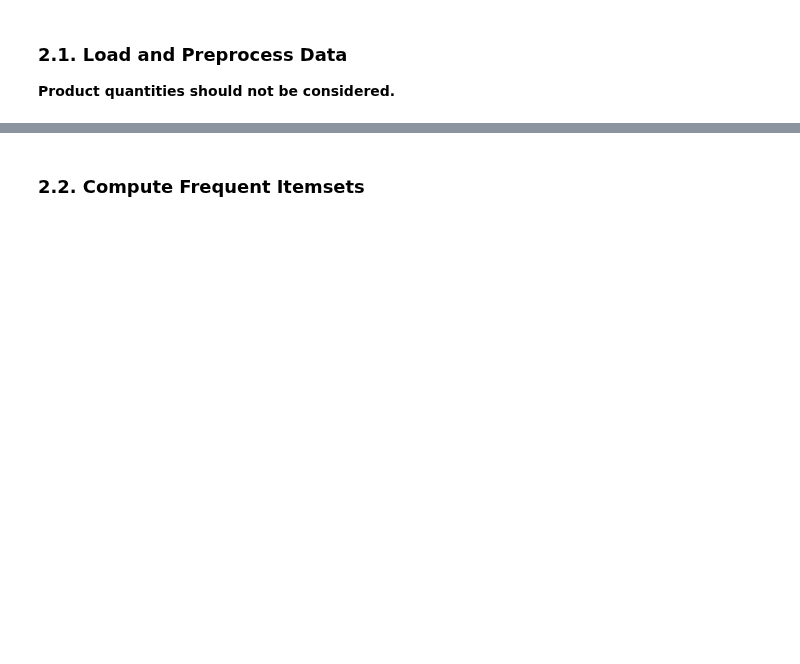
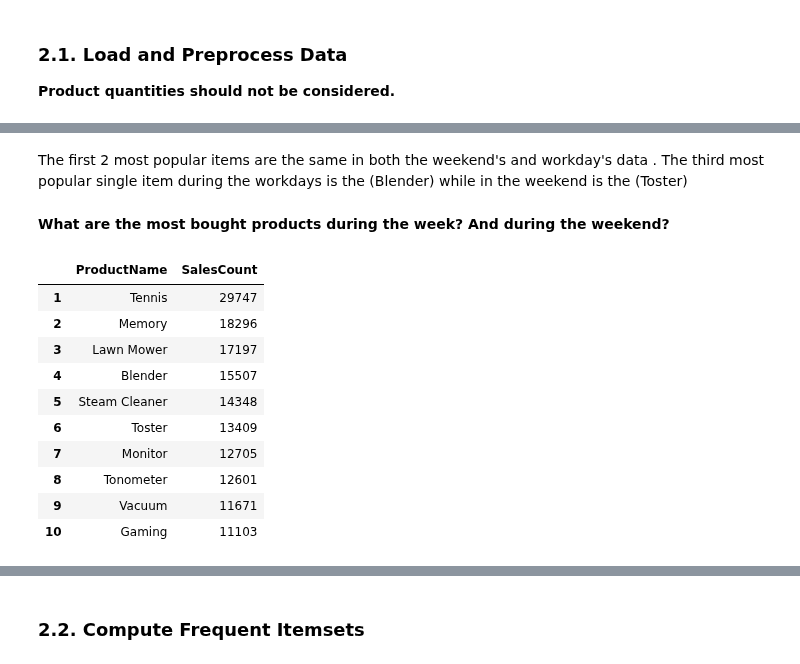
Before and after one commit to flpsantos3/PD_01, a Jupyter notebook: PD_202021_P1.ipynb, the cells around one changed output, grey strips where cells are left out. Cells and saved outputs as stored; diff of their text form; code cells hidden in the pictures; blank space fills up the shorter version.

```diff
--- a/PD_202021_P1.ipynb
+++ b/PD_202021_P1.ipynb
@@ -531,0 +573,27 @@ In this part of the project you should analyse the consumption patterns during t
+# %% [markdown]
+The first 2 most popular items are the same in both the weekend's and workday's data . The third most popular single item during the workdays is the (Blender) while in the weekend is the (Toster)
+# %% [markdown]
+**What are the most bought products during the week? And during the weekend?**
+# %%
+most_sold_wd = buys_upd_wd.groupby(["ProductName"], as_index=False).count().sort_values(by="SessionID", ascending=False)
+most_sold_wd = most_sold_wd[['ProductName','SessionID']].reset_index(drop=True)
+most_sold_wd = most_sold_wd.rename(columns={'SessionID':'SalesCount'})
+most_sold_wd.index += 1
+
+most_sold_we = buys_upd_we.groupby(["ProductName"], as_index=False).count().sort_values(by="SessionID", ascending=False)
+most_sold_we = most_sold_we[['ProductName','SessionID']].reset_index(drop=True)
+most_sold_we = most_sold_we.rename(columns={'SessionID':'SalesCount'})
+most_sold_we.index += 1
+most_sold_wd.head(10)
+# %% [output]
+|  | ProductName | SalesCount |
+| 1 | Tennis | 29747 |
+| 2 | Memory | 18296 |
+| 3 | Lawn Mower | 17197 |
+| 4 | Blender | 15507 |
+| 5 | Steam Cleaner | 14348 |
+| 6 | Toster | 13409 |
+| 7 | Monitor | 12705 |
+| 8 | Tonometer | 12601 |
+| 9 | Vacuum | 11671 |
+| 10 | Gaming | 11103 |
```
Also changed, not shown: parts of 41 cells of this notebook.
